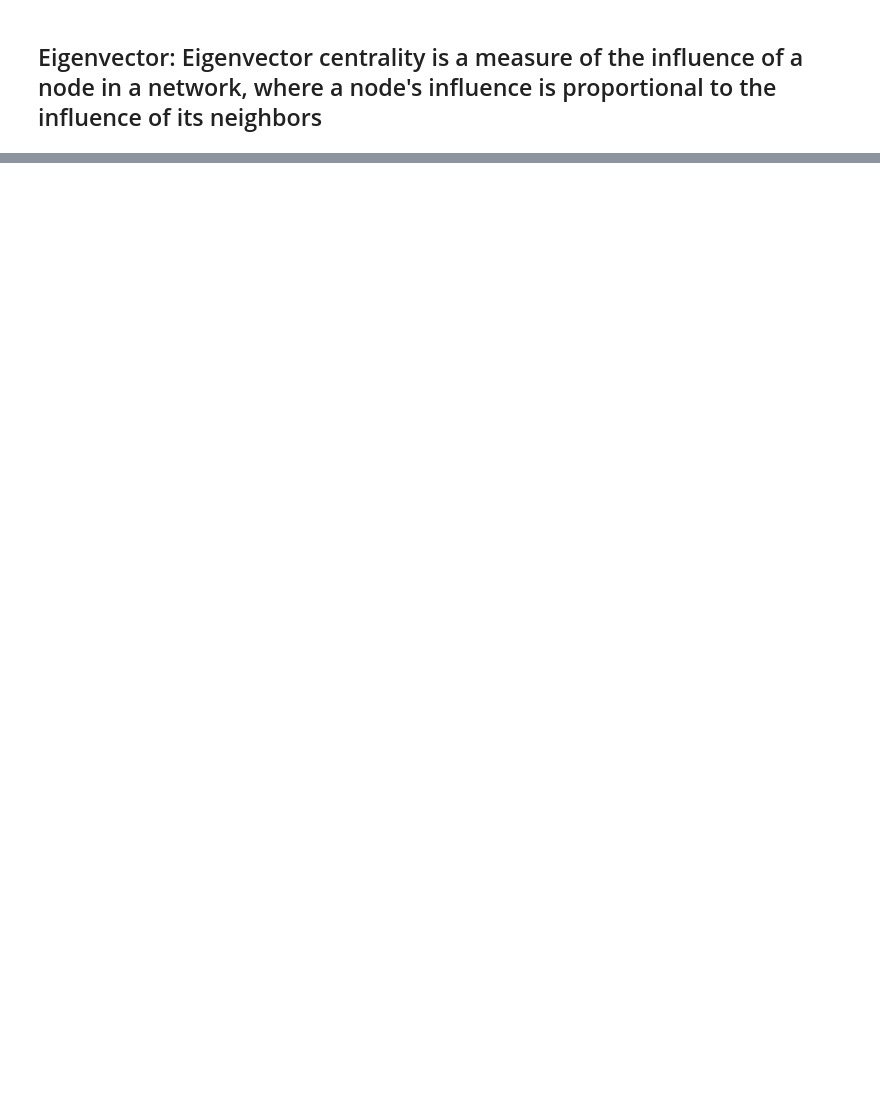
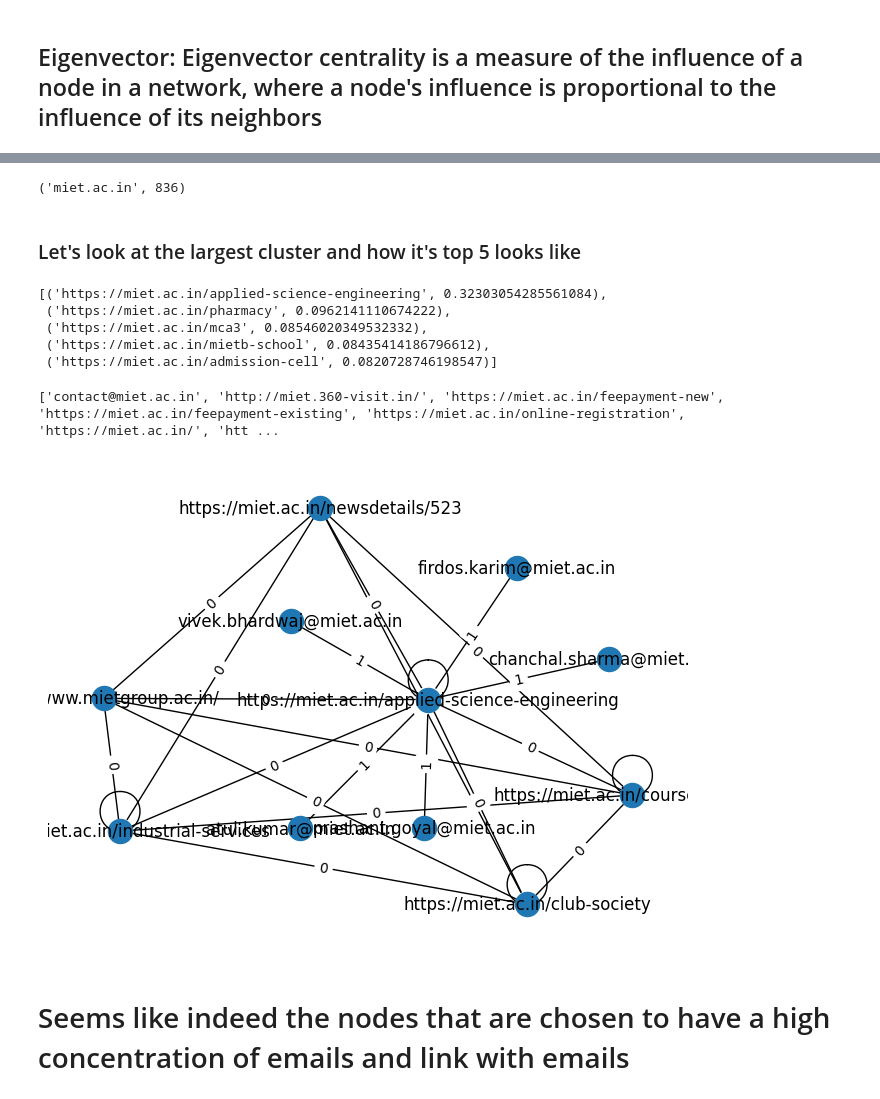
Before and after one commit to BIGdeadLock/Graph-Crawler, a Jupyter notebook: notebooks/EDA.ipynb, the cells around one changed output, grey strips where cells are left out. Cells and saved outputs as stored; diff of their text form; code cells hidden in the pictures; blank space fills up the shorter version.

```diff
--- a/notebooks/EDA.ipynb
+++ b/notebooks/EDA.ipynb
@@ -332,7 +278,7 @@ closeness_per_domain
 # %%
 between_per_domain = {}
 betweenness = nx.betweenness_centrality(G, weight='weight', normalized=True, endpoints=True)
-for domain, cluster in clusters_by_domain.items():
+for domain, cluster in nodes_for_each_domain.items():
     between_per_domain[domain] = {}
     for node in cluster:
         between_per_domain[domain][node] = betweenness[node]
@@ -362,8 +308,8 @@ between_per_domain
 ## Eigenvector: Eigenvector centrality is a measure of the influence of a node in a network, where a node's influence is proportional to the influence of its neighbors
 # %%
 eigen_per_domain = {}
-eigen_cen = nx.eigenvector_centrality(G, weight='weight', max_iter=10000)
-for domain, cluster in clusters_by_domain.items():
+eigen_cen = nx.eigenvector_centrality(G, weight='weight', max_iter=50000)
+for domain, cluster in nodes_for_each_domain.items():
     eigen_per_domain[domain] = {}
     for node in cluster:
         eigen_per_domain[domain][node] = eigen_cen[node]
@@ -391,0 +340,43 @@ eigen_per_domain
+# %%
+# Find the largest cluster
+max(dict((d,len(v)) for d,v in nodes_for_each_domain.items()).items(), key=lambda x: x[1])
+# %% [output]
+('miet.ac.in', 836)
+# %% [markdown]
+### Let's look at the largest cluster and how it's top 5 looks like
+# %%
+# Remove email nodes
+valid_nodes = [n for n in eigen_per_domain['miet.ac.in'] if "@" not in n[0]]
+# Find the top 5 in the cluster
+top_5 = valid_nodes[:5]
+top_5
+# %% [output]
+[('https://miet.ac.in/applied-science-engineering', 0.32303054285561084),
+ ('https://miet.ac.in/pharmacy', 0.0962141110674222),
+ ('https://miet.ac.in/mca3', 0.08546020349532332),
+ ('https://miet.ac.in/mietb-school', 0.08435414186796612),
+ ('https://miet.ac.in/admission-cell', 0.0820728746198547)]
+# %%
+# Lets get the neighbors to see how it looks like
+top_nodes = [tup[0] for tup in top_5]
+neighbors = [list(G.neighbors(n)) for n in top_nodes]
+# %%
+print(neighbors[0])
+# %% [output]
+['contact@miet.ac.in', 'http://miet.360-visit.in/', 'https://miet.ac.in/feepayment-new', 'https://miet.ac.in/feepayment-existing', 'https://miet.ac.in/online-registration', 'https://miet.ac.in/', 'htt ...
+# %%
+# Take random so that the graph will be seen
+emails, urls = [n for n in neighbors[0] if 'type' in G.nodes[n] and G.nodes[n]['type'] == 'email'], [n for n in neighbors[0] if 'type' in G.nodes[n] and G.nodes[n]['type'] == 'links']
+sample = [top_nodes[0]] + random.sample(emails, 5) + random.sample(urls, 5)
+sub = G.subgraph(sample)
+
+
+pos = nx.spring_layout(sub, k=1)
+nx.draw(sub, pos, with_labels=True)
+labels = nx.get_edge_attributes(sub, 'weight')
+nx.draw_networkx_edge_labels(sub, pos, edge_labels={(u, v): d['weight'] for u, v, d in sub.edges(data=True)})
+plt.show()
+# %% [output]
+[figure, added]
+# %% [markdown]
+# Seems like indeed the nodes that are chosen to have a high concentration of emails and link with emails
```
Also changed, not shown: parts of 21 cells of this notebook, 11 other files.
